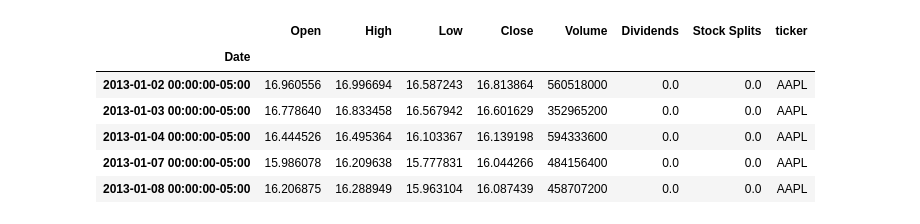
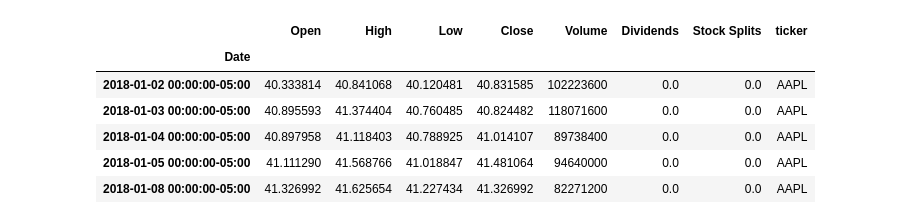
Before and after one commit to fedor44/Sentiment_for_Stock_Investment_Strategy, a Jupyter notebook: Untitled48.ipynb, the cells around one changed output. Cells and saved outputs as stored; diff of their text form; code cells hidden in the pictures.

```diff
--- a/Untitled48.ipynb
+++ b/Untitled48.ipynb
@@ -3,32 +3,32 @@
 # %%
 import pandas as pd
 
 # Yahoo Finance에서 제공 금융 데이터 로드
 import yfinance as yf
 
 # 2023 미국주식 시가총액 순위 Top 10 (2023.05.30 기준)
 # 데이터 출처 Yahoo Finance
 # 금융 데이터 로드
 tickers = ['AAPL','MSFT','GOOGL','AMZN','NVDA','META','TSLA', 'PEP','AVGO','ASML']
-start = '2013-01-01'
-end = '2023-05-30'
-df_ticker_return = pd.DataFrame()
+start = '2018-01-01'
+end = '2023-05-31'
+df_ticker_info = pd.DataFrame()
 for ticker in tickers:
     ticker_yf = yf.Ticker(ticker)
-    if df_ticker_return.empty:
-        df_ticker_return = ticker_yf.history(start = start, end = end)
-        df_ticker_return['ticker']= ticker
+    if df_ticker_info.empty:
+        df_ticker_info = ticker_yf.history(start = start, end = end)
+        df_ticker_info['ticker']= ticker
     else:
         data_temp = ticker_yf.history(start = start, end = end)
         data_temp['ticker']= ticker
-        df_ticker_return = df_ticker_return.append(data_temp)
+        df_ticker_info = pd.concat([df_ticker_info, data_temp])
 
-df_ticker_return.head()
+df_ticker_info.head()
 # %% [output]
 |  | Open | High | Low | Close | Volume | Dividends | Stock Splits | ticker |
 | Date |  |  |  |  |  |  |  |  |
-| 2013-01-02 00:00:00-05:00 | 16.960556 | 16.996694 | 16.587243 | 16.813864 | 560518000 | 0.0 | 0.0 | AAPL |
-| 2013-01-03 00:00:00-05:00 | 16.778640 | 16.833458 | 16.567942 | 16.601629 | 352965200 | 0.0 | 0.0 | AAPL |
-| 2013-01-04 00:00:00-05:00 | 16.444526 | 16.495364 | 16.103367 | 16.139198 | 594333600 | 0.0 | 0.0 | AAPL |
-| 2013-01-07 00:00:00-05:00 | 15.986078 | 16.209638 | 15.777831 | 16.044266 | 484156400 | 0.0 | 0.0 | AAPL |
-| 2013-01-08 00:00:00-05:00 | 16.206875 | 16.288949 | 15.963104 | 16.087439 | 458707200 | 0.0 | 0.0 | AAPL |
+| 2018-01-02 00:00:00-05:00 | 40.333814 | 40.841068 | 40.120481 | 40.831585 | 102223600 | 0.0 | 0.0 | AAPL |
+| 2018-01-03 00:00:00-05:00 | 40.895593 | 41.374404 | 40.760485 | 40.824482 | 118071600 | 0.0 | 0.0 | AAPL |
+| 2018-01-04 00:00:00-05:00 | 40.897958 | 41.118403 | 40.788925 | 41.014107 | 89738400 | 0.0 | 0.0 | AAPL |
+| 2018-01-05 00:00:00-05:00 | 41.111290 | 41.568766 | 41.018847 | 41.481064 | 94640000 | 0.0 | 0.0 | AAPL |
+| 2018-01-08 00:00:00-05:00 | 41.326992 | 41.625654 | 41.227434 | 41.326992 | 82271200 | 0.0 | 0.0 | AAPL |
```
Also changed, not shown: parts of 4 cells of this notebook.
